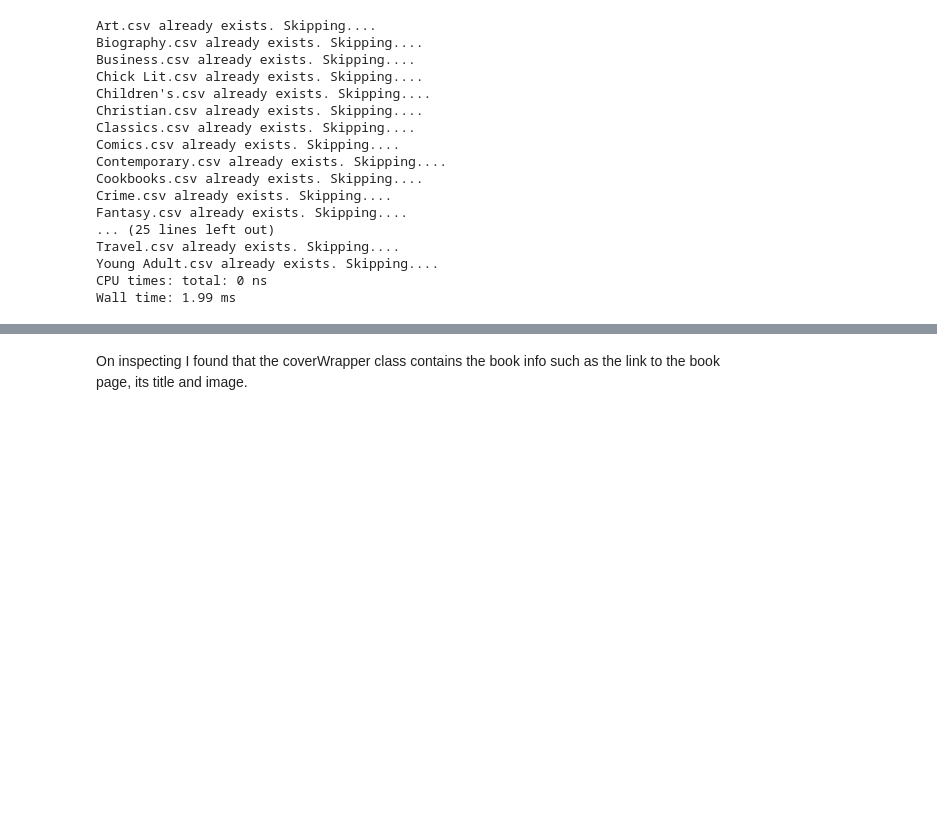
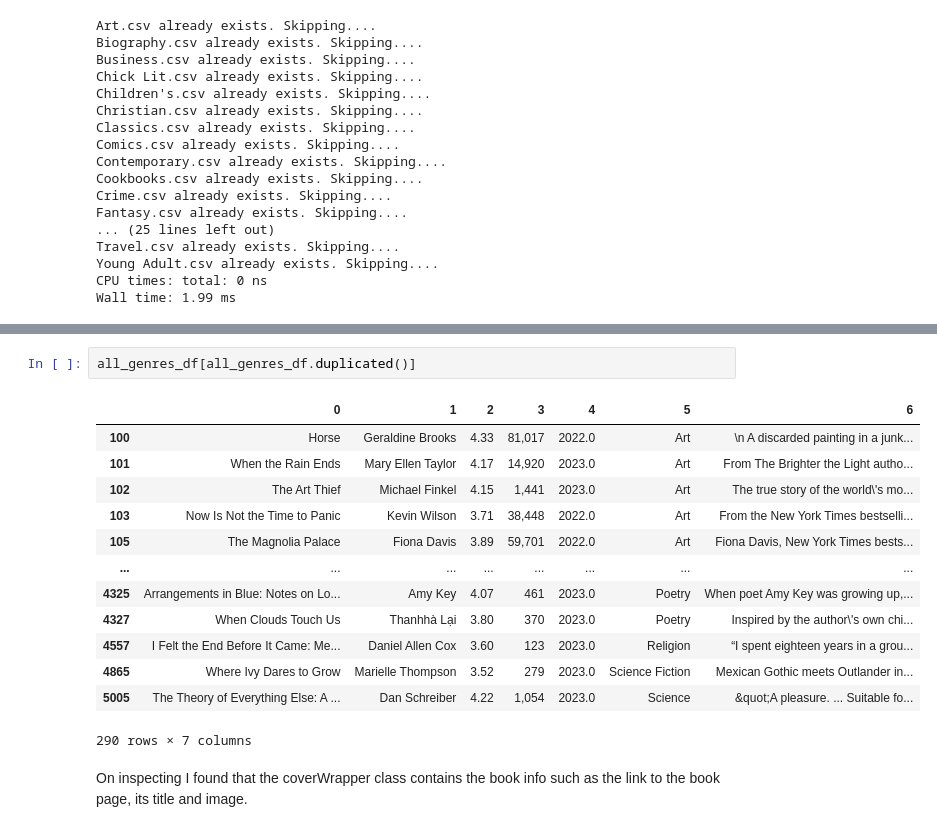
Before and after one commit to nikhil-1e9/web-scraping, a Jupyter notebook: Scraping-Goodreads.ipynb, the cells around one changed output, grey strips where cells are left out. Drawn from its saved outputs; the diff is of its cells as text; blank space fills up the shorter version.

```diff
--- a/Scraping-Goodreads.ipynb
+++ b/Scraping-Goodreads.ipynb
@@ -377,3 +453,19 @@ pd.DataFrame(manga_dict)
+# %%
+all_genres_df[all_genres_df.duplicated()]
+# %% [output]
+|  | 0 | 1 | 2 | 3 | 4 | 5 | 6 |
+| 100 | Horse | Geraldine Brooks | 4.33 | 81,017 | 2022.0 | Art | \n A discarded painting in a junk... |
+| 101 | When the Rain Ends | Mary Ellen Taylor | 4.17 | 14,920 | 2023.0 | Art | From The Brighter the Light autho... |
+| 102 | The Art Thief | Michael Finkel | 4.15 | 1,441 | 2023.0 | Art | The true story of the world\'s mo... |
+| 103 | Now Is Not the Time to Panic | Kevin Wilson | 3.71 | 38,448 | 2022.0 | Art | From the New York Times bestselli... |
+| 105 | The Magnolia Palace | Fiona Davis | 3.89 | 59,701 | 2022.0 | Art | Fiona Davis, New York Times bests... |
+| ... | ... | ... | ... | ... | ... | ... | ... |
+| 4325 | Arrangements in Blue: Notes on Lo... | Amy Key | 4.07 | 461 | 2023.0 | Poetry | When poet Amy Key was growing up,... |
+| 4327 | When Clouds Touch Us | Thanhhà Lại | 3.80 | 370 | 2023.0 | Poetry | Inspired by the author\'s own chi... |
+| 4557 | I Felt the End Before It Came: Me... | Daniel Allen Cox | 3.60 | 123 | 2023.0 | Religion | “I spent eighteen years in a grou... |
+| 4865 | Where Ivy Dares to Grow | Marielle Thompson | 3.52 | 279 | 2023.0 | Science Fiction | Mexican Gothic meets Outlander in... |
+| 5005 | The Theory of Everything Else: A ... | Dan Schreiber | 4.22 | 1,054 | 2023.0 | Science | &quot;A pleasure. ... Suitable fo... |
+290 rows × 7 columns
 # %% [markdown]
 On inspecting I found that the coverWrapper class contains the book info such as the link to the book page, its title and image.
 # %%
```
Also changed, not shown: parts of 6 cells of this notebook.
